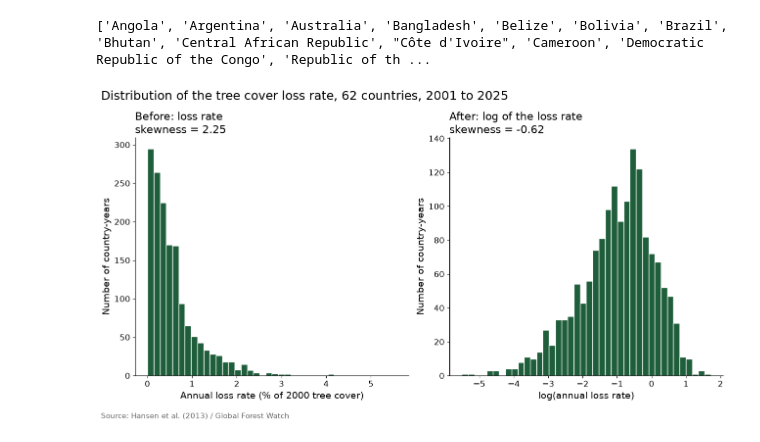
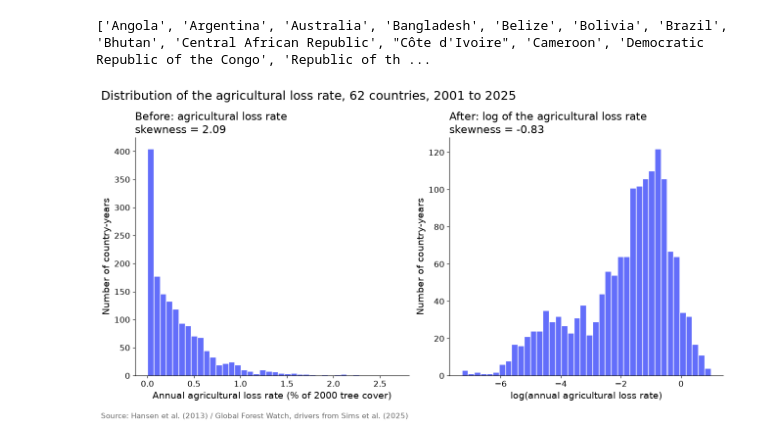
Before and after one commit to AndrewEberhardt/DataScienceProject, a Jupyter notebook: notebooks/1-Forest-Loss.ipynb, the cells around one changed output. Saved outputs shown, nothing was run; the diff lists cells and outputs as text; code cells hidden in the pictures.

```diff
--- a/notebooks/1-Forest-Loss.ipynb
+++ b/notebooks/1-Forest-Loss.ipynb
@@ -1247,26 +1258,27 @@ fig.add_annotation(text='Source: Hansen et al. (2013) / Global Forest Watch; Nat
 fig.write_image('../figures/sample_map.png', scale=2)
 fig.show()
 # %%
-# Histograms of the loss rate before and after the log transformation, for slide Y-2
+# Histograms of the agricultural loss rate before and after the log transformation, for slide 7
 from scipy.stats import skew
 
-fig, axes = plt.subplots(1, 2, figsize=(13, 6.9))   # same ratio as the slide placeholder
-panels = [('loss_rate', 'Annual loss rate (% of 2000 tree cover)', 'Before: loss rate'),
-          ('log_loss_rate', 'log(annual loss rate)', 'After: log of the loss rate')]
+fig, axes = plt.subplots(1, 2, figsize=(13, 6.9))   # same ratio as the slide image
+panels = [('agri_loss_rate', 'Annual agricultural loss rate (% of 2000 tree cover)', 'Before: agricultural loss rate'),
+          ('log_agri_loss_rate', 'log(annual agricultural loss rate)', 'After: log of the agricultural loss rate')]
 
 for ax, (col, xlabel, title) in zip(axes, panels):
-    ax.hist(df_s[col], bins=40, color='#1F5E3B', edgecolor='white')
+    ax.hist(df_s[col], bins=40, color='#636EFA', edgecolor='white')
     ax.set_title(f"{title}\nskewness = {skew(df_s[col]):.2f}", fontsize=16, loc='left')
     ax.set_xlabel(xlabel, fontsize=14)
     ax.set_ylabel('Number of country-years', fontsize=14)
     ax.tick_params(labelsize=12)
     ax.spines[['top', 'right']].set_visible(False)
 
-fig.suptitle('Distribution of the tree cover loss rate, 62 countries, 2001 to 2025',
+fig.suptitle('Distribution of the agricultural loss rate, 62 countries, 2001 to 2025',
              fontsize=18, x=0.01, ha='left')
-fig.text(0.01, 0.01, 'Source: Hansen et al. (2013) / Global Forest Watch', fontsize=11, color='#666666')
+fig.text(0.01, 0.01, 'Source: Hansen et al. (2013) / Global Forest Watch, drivers from Sims et al. (2025)',
+         fontsize=11, color='#666666')
 plt.tight_layout(rect=(0, 0.04, 1, 1))
-fig.savefig('../figures/loss_rate_histograms.png', dpi=200, bbox_inches='tight')
+fig.savefig('../figures/agri_loss_rate_histograms.png', dpi=200, bbox_inches='tight')
 plt.show()
 # %% [output]
-[figure, old version]
+[figure, new version]
```
Also changed, not shown: parts of 2 cells of this notebook.
